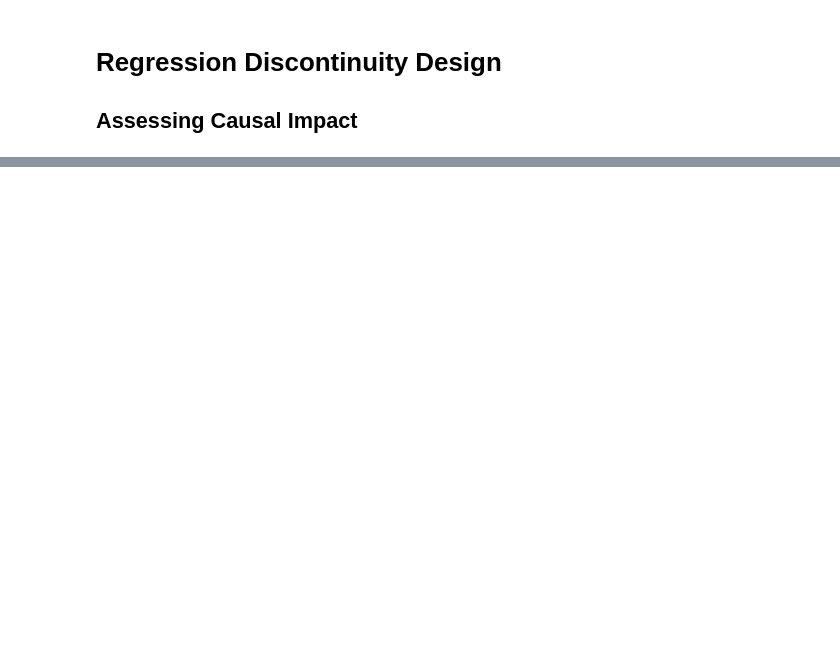
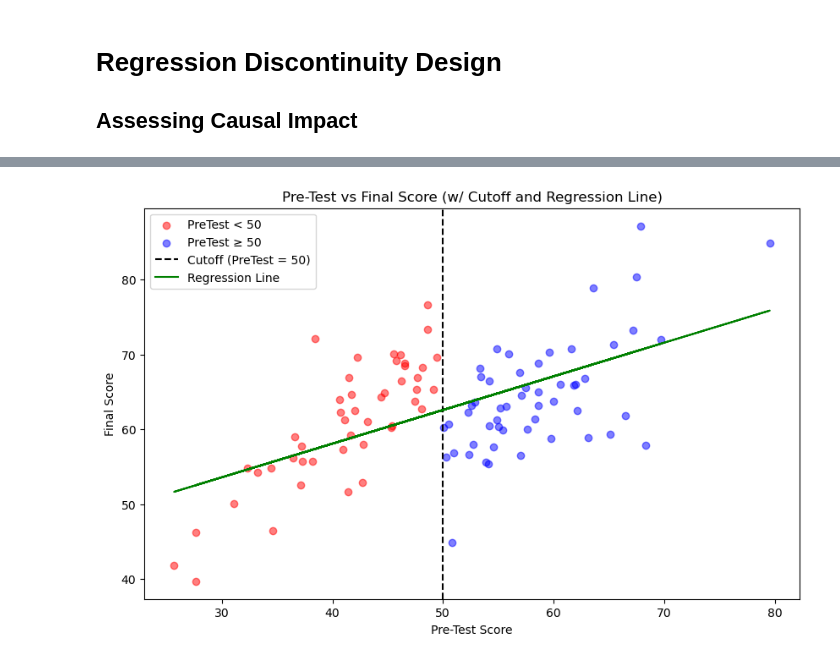
Before and after one commit to rjwrobel86/Python4Statistics, a Jupyter notebook: Notebooks/RegressionDiscontinuityDesign.ipynb, the cells around one changed output, grey strips where cells are left out. Cells and saved outputs as stored; diff of their text form; code cells hidden in the pictures; blank space fills up the shorter version.

```diff
--- a/Notebooks/RegressionDiscontinuityDesign.ipynb
+++ b/Notebooks/RegressionDiscontinuityDesign.ipynb
@@ -65,16 +23,0 @@ Notes:
-# %%
-X_plot = np.linspace(df['PreTest'].min(), df['PreTest'].max(), 100)
-X_plot_with_intercept = sm.add_constant(X_plot, has_constant='add')
-
-predictions_below = results_below.predict(sm.add_constant(X_plot[X_plot < cutoff], has_constant='add'))
-predictions_above = results_above.predict(sm.add_constant(X_plot[X_plot >= cutoff], has_constant='add'))
-
-plt.scatter(df['PreTest'], df['FinalScore'], color='grey', alpha=0.5)
-plt.plot(X_plot[X_plot < cutoff], predictions_below, color='red')
-plt.plot(X_plot[X_plot >= cutoff], predictions_above, color='blue')
-plt.xlabel('Pre-Test Scores')
-plt.ylabel('Final Scores')
-plt.axvline(x=cutoff, color='grey', linestyle='--', label='Cutoff Threshold')
-plt.legend()
-plt.title('Regression Discontiunity Design')
-plt.show()
@@ -164,0 +63,4 @@ Treatment Effect: 0.27235359143046856
+# %%
+#Center pre-test around the cutoff for ease of interpretation
+df['PreTest_Centered'] = df['PreTest'] - cutoff
+df.head()
@@ -164,0 +100,16 @@ Treatment Effect: 0.27235359143046856
+# %%
+plt.figure(figsize=(10, 6))
+plt.scatter(df['PreTest'][left_cutoff], df['FinalScore2'][left_cutoff], color='red', alpha=0.5, label='PreTest < 50')
+plt.scatter(df['PreTest'][right_cutoff], df['FinalScore2'][right_cutoff], color='blue', alpha=0.5, label='PreTest ≥ 50')
+plt.axvline(x=50, color='black', linestyle='--', label='Cutoff (PreTest = 50)')
+X = sm.add_constant(df['PreTest'])
+model = sm.OLS(df['FinalScore2'], X).fit()
+df['Predicted'] = model.predict(X)
+plt.plot(df['PreTest'], df['Predicted'], color='green', label='Regression Line')
+plt.xlabel('Pre-Test Score')
+plt.ylabel('Final Score')
+plt.title('Pre-Test vs Final Score (w/ Cutoff and Regression Line)')
+plt.legend()
+plt.show()
+# %% [output]
+[figure, added]
```
Also changed, not shown: parts of 19 cells of this notebook, 26 other files.
